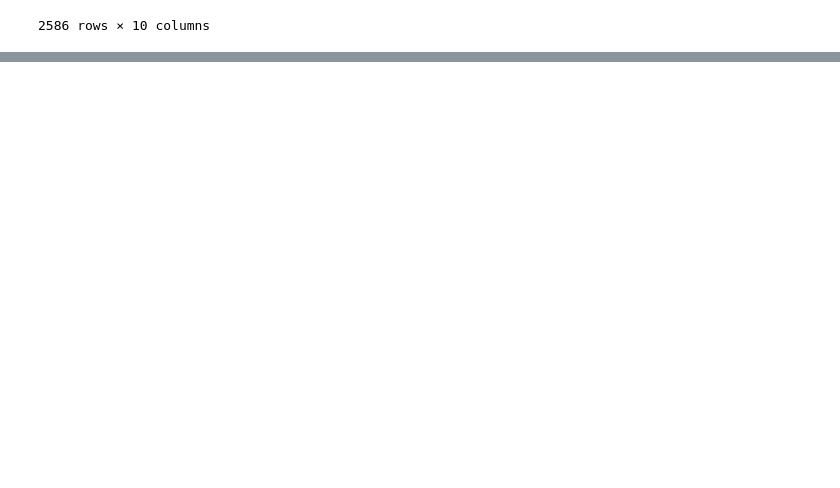
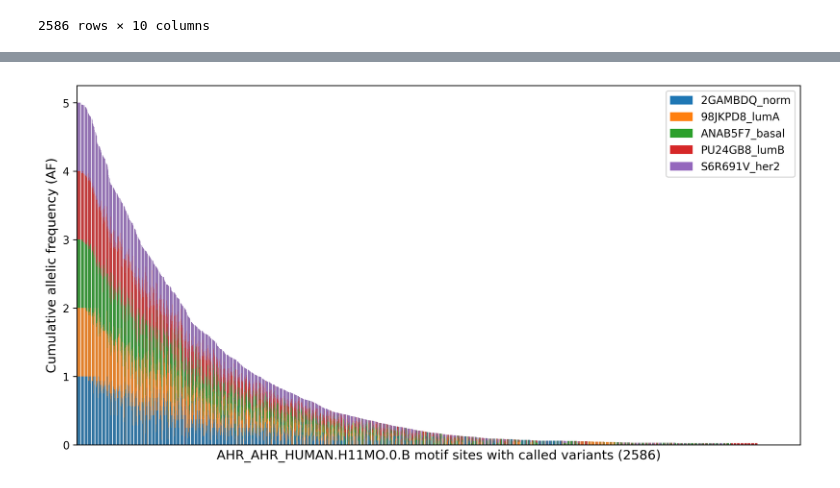
Before and after one commit to sufyazi/variant-calling-analysis, a Jupyter notebook: plotting/data-analysis-clean-v3.ipynb, the cells around one changed output, grey strips where cells are left out. Cells and saved outputs as stored; diff of their text form; code cells hidden in the pictures; blank space fills up the shorter version.

```diff
--- a/plotting/data-analysis-clean-v3.ipynb
+++ b/plotting/data-analysis-clean-v3.ipynb
@@ -74,0 +176,35 @@ matrix_afps_longpivot
+# %%
+import matplotlib.patches as mpatches
+
+# Get a list of unique 'sample_id' values
+sample_ids = matrix_afps_lpv_regsorted['sample_id'].unique()
+
+# plot the sorted stacked bar plot
+plt.figure(figsize=(12,6), dpi=300)
+
+# Initialize a zero array for the 'bottom' parameter of the bar plot
+bottom = np.zeros(len(matrix_afps_lpv_regsorted['region_id'].unique()))
+
+# For each 'sample_id'
+for i, sample_id in enumerate(sample_ids):
+    # Get the 'AF' values for this 'sample_id'
+    data = matrix_afps_lpv_regsorted[matrix_afps_lpv_regsorted['sample_id'] == sample_id]
+
+    # Create a bar plot for this 'sample_id', stacked on top of the previous one
+    sns.barplot(data=data, x='region_id', y='AF', bottom=bottom, color=sns.color_palette()[i])
+
+    # Update 'bottom' for the next 'sample_id'
+    bottom += data['AF'].values
+
+# Create a patch for each 'sample_id'
+patches = [mpatches.Patch(color=sns.color_palette()[i], label=sample_id) for i, sample_id in enumerate(sample_ids)]
+
+# Add the legend to the plot
+plt.legend(handles=patches)
+
+plt.xticks([])
+plt.ylabel('Cumulative allelic frequency (AF)', fontsize=12)
+plt.xlabel(f'{motif_id} motif sites with called variants ({matrix_afps_lpv_regsorted['region_id'].nunique()})', fontsize=12)
+plt.show()
+# %% [output]
+[figure, added]
```
Also changed, not shown: parts of 23 cells of this notebook, 1 other file.
